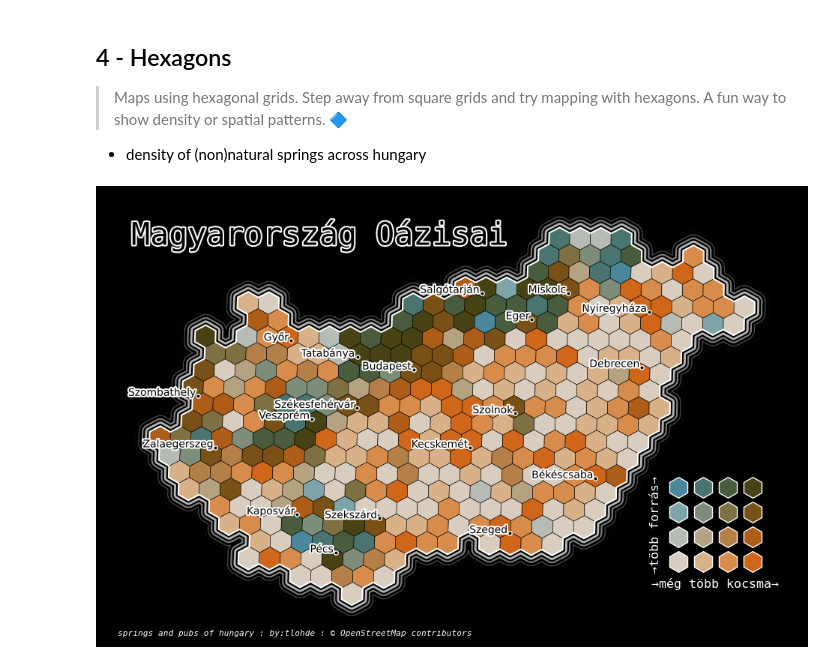
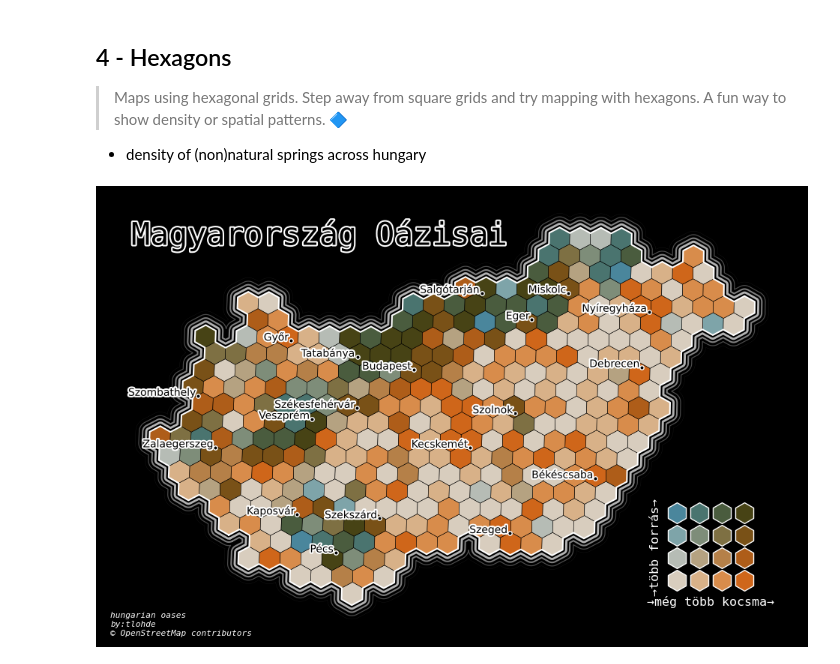
Before and after one commit to tlohde/30DMC, a Jupyter notebook: 2024/day4/day4.ipynb, the cells around one changed output. Drawn from its saved outputs; the diff is of its cells as text; code cells hidden in the pictures.

```diff
--- a/2024/day4/day4.ipynb
+++ b/2024/day4/day4.ipynb
@@ -188,41 +187,41 @@ ax.set_title('Magyarország Oázisai',
                                                foreground='w'),
                            path_effects.Normal()])
 
-ax.annotate('springs and pubs of hungary : by:tlohde : © OpenStreetMap contributors',
-            xy=(0.02, 0.01),
+ax.annotate('hungarian oases\nby:tlohde\n© OpenStreetMap contributors',
+            xy=(0.01, 0.01),
             xycoords='axes fraction',
             font='DejaVu Sans Mono',
             fontstyle='italic',
             color='w',
             fontsize=8)
 
 ax.set_axis_off()
 
 ### legend
-cax = fig.add_axes([0.75,0.32,0.11,0.11],
+cax = fig.add_axes([0.75,0.3,0.10,0.10],
                    facecolor='k')
 for xy, c in color_dict.items():
     x, y = xy
     cax.scatter(x, y, color=c, s=400, marker='h', ec='w')
 
 cax.set(
     xlim=(-0.5, 3.5),
     ylim=(-0.5, 3.5),
     xticks=[],
     yticks=[],
 )
 
 cax.set_ylabel('→több forrás→',
                color='w',
                fontdict={'family':'DejaVu Sans Mono', 'size':12})
 cax.set_xlabel('→még több kocsma→',
                color='w',
                fontdict={'family':'DejaVu Sans Mono', 'size':12})
 
 cax.set_aspect('equal')
 cax.spines[:].set_visible(False)
 
 fig.patch.set_facecolor('k')
 # %% [output]
-[figure, old version]
+[figure, new version]
 # %%
```
Also changed, not shown: parts of 2 cells of this notebook, 4 other files.
